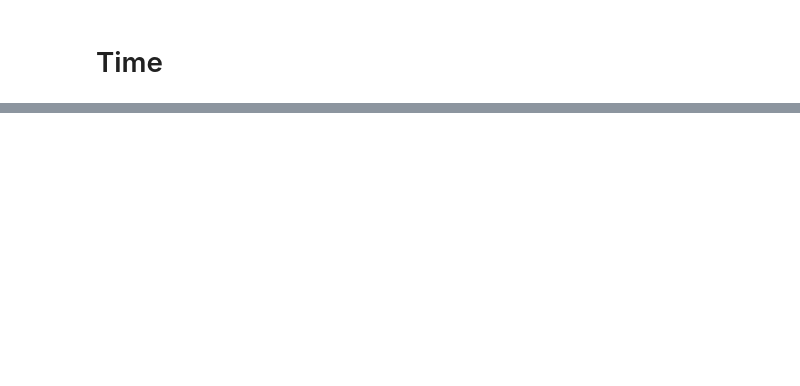
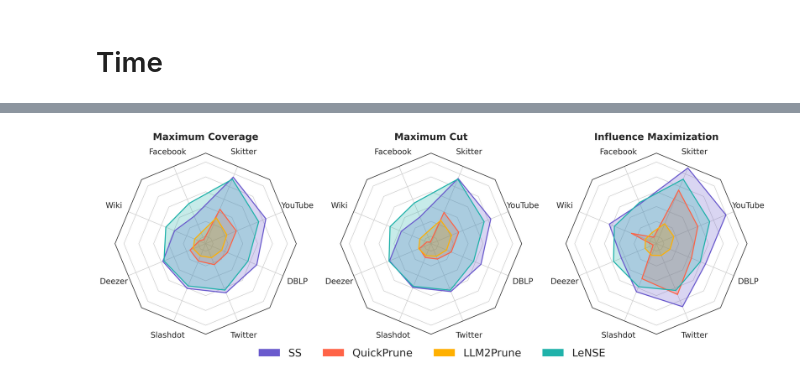
Before and after one commit to ankurnath/LLM_Pruning, a Jupyter notebook: Analyis.ipynb, the cells around one changed output, grey strips where cells are left out. Saved outputs shown, nothing was run; the diff lists cells and outputs as text; code cells hidden in the pictures; blank space fills up the shorter version.

```diff
--- a/Analyis.ipynb
+++ b/Analyis.ipynb
@@ -1302,31 +1341,33 @@ for ax, problem in zip(axs, problems):
 
 # ---------- Shared Legend ----------
 handles, labels = axs[0].get_legend_handles_labels()
 # fig.legend(handles, labels,
 #            loc="lower center",
 #            ncol=len(algos_keep),
 #            frameon=False,
 #            fontsize=14)
 
 # fig.legend(handles, labels, loc="lower center", ncol=len(algos_keep),
 #            frameon=True, fancybox=True, shadow=False,
 #            framealpha=0.9, facecolor="white", edgecolor="0.8")
 
 from matplotlib.patches import Patch
 
 # ---------- Shared Legend ----------
 handles = [Patch(facecolor=colors[algo], edgecolor="none", label=algo)
            for algo in algos_keep]
 
 fig.legend(handles,
            [h.get_label() for h in handles],
            loc="lower center",
            ncol=len(algos_keep),
            frameon=False,
-           fontsize=16)
+           fontsize=20)
 
 
 plt.subplots_adjust(wspace=0.5, bottom=0.15)
 plt.tight_layout(rect=[0, 0.12, 1, 1])
 plt.savefig("radar_runtime_comparison.pdf", bbox_inches="tight",dpi=500)
 plt.show()
+# %% [output]
+[figure, added]
```
Also changed, not shown: parts of 17 cells of this notebook, 51 other files.
